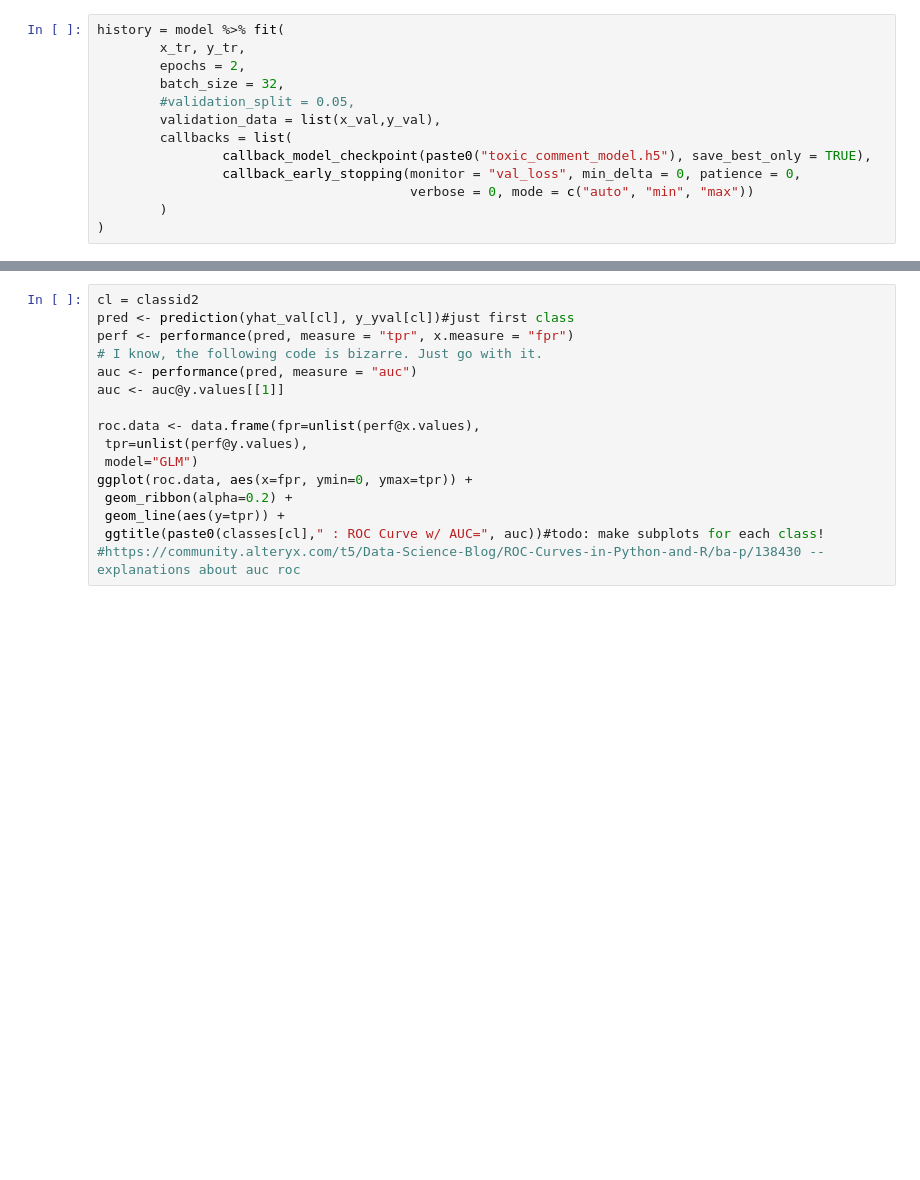
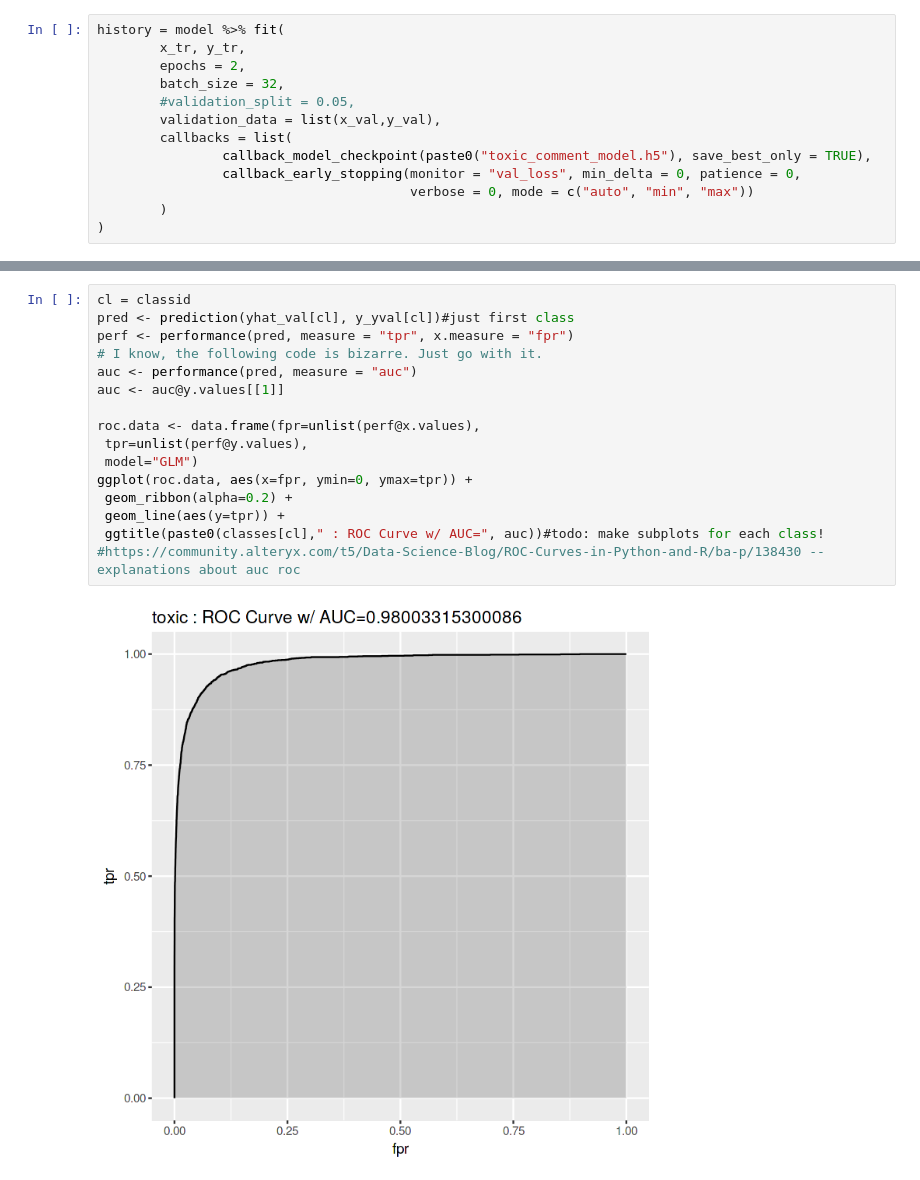
Before and after one commit to johnsmithm/toxic-comment-classification, a Jupyter notebook: notebook.ipynb, the cells around one changed output, grey strips where cells are left out. Saved outputs shown, nothing was run; the diff lists cells and outputs as text; blank space fills up the shorter version.

```diff
--- a/notebook.ipynb
+++ b/notebook.ipynb
@@ -446,18 +482,20 @@ aucrocResults(yhat_val, y_yval, classes)#save the output into the spreadsheet on
 # %% [markdown]
 ![image.png](http://algolytics.com/wp-content/uploads/2018/05/roc1_en.png)
 # %%
-cl = classid2
+cl = classid
 pred <- prediction(yhat_val[cl], y_yval[cl])#just first class
 perf <- performance(pred, measure = "tpr", x.measure = "fpr")
 # I know, the following code is bizarre. Just go with it.
 auc <- performance(pred, measure = "auc")
 auc <- auc@y.values[[1]]
 
 roc.data <- data.frame(fpr=unlist(perf@x.values),
  tpr=unlist(perf@y.values),
  model="GLM")
 ggplot(roc.data, aes(x=fpr, ymin=0, ymax=tpr)) +
  geom_ribbon(alpha=0.2) +
  geom_line(aes(y=tpr)) +
  ggtitle(paste0(classes[cl]," : ROC Curve w/ AUC=", auc))#todo: make subplots for each class!
 #https://community.alteryx.com/t5/Data-Science-Blog/ROC-Curves-in-Python-and-R/ba-p/138430 --explanations about auc roc
+# %% [output]
+[figure, added]
```
Also changed, not shown: parts of 14 cells of this notebook.
